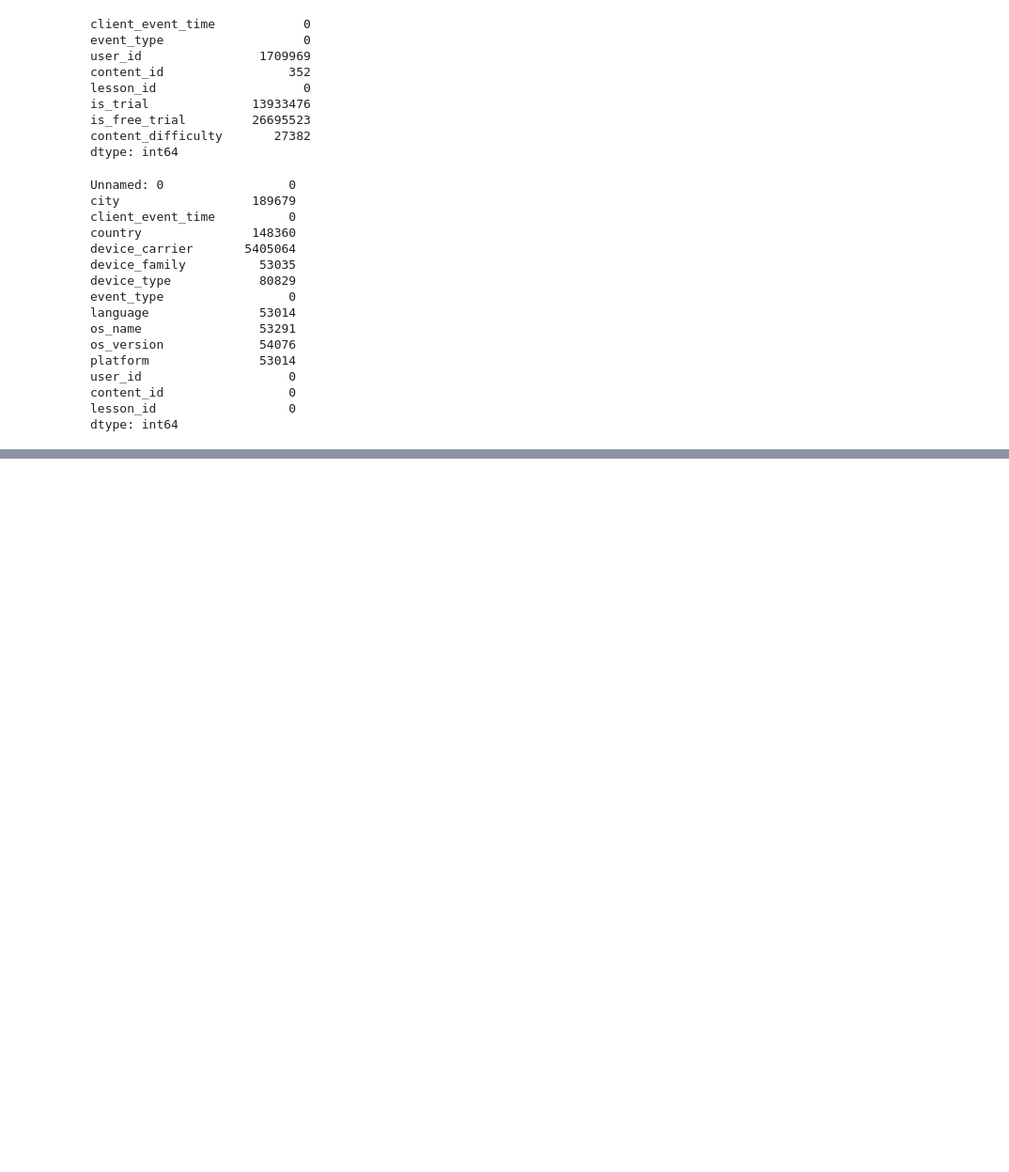
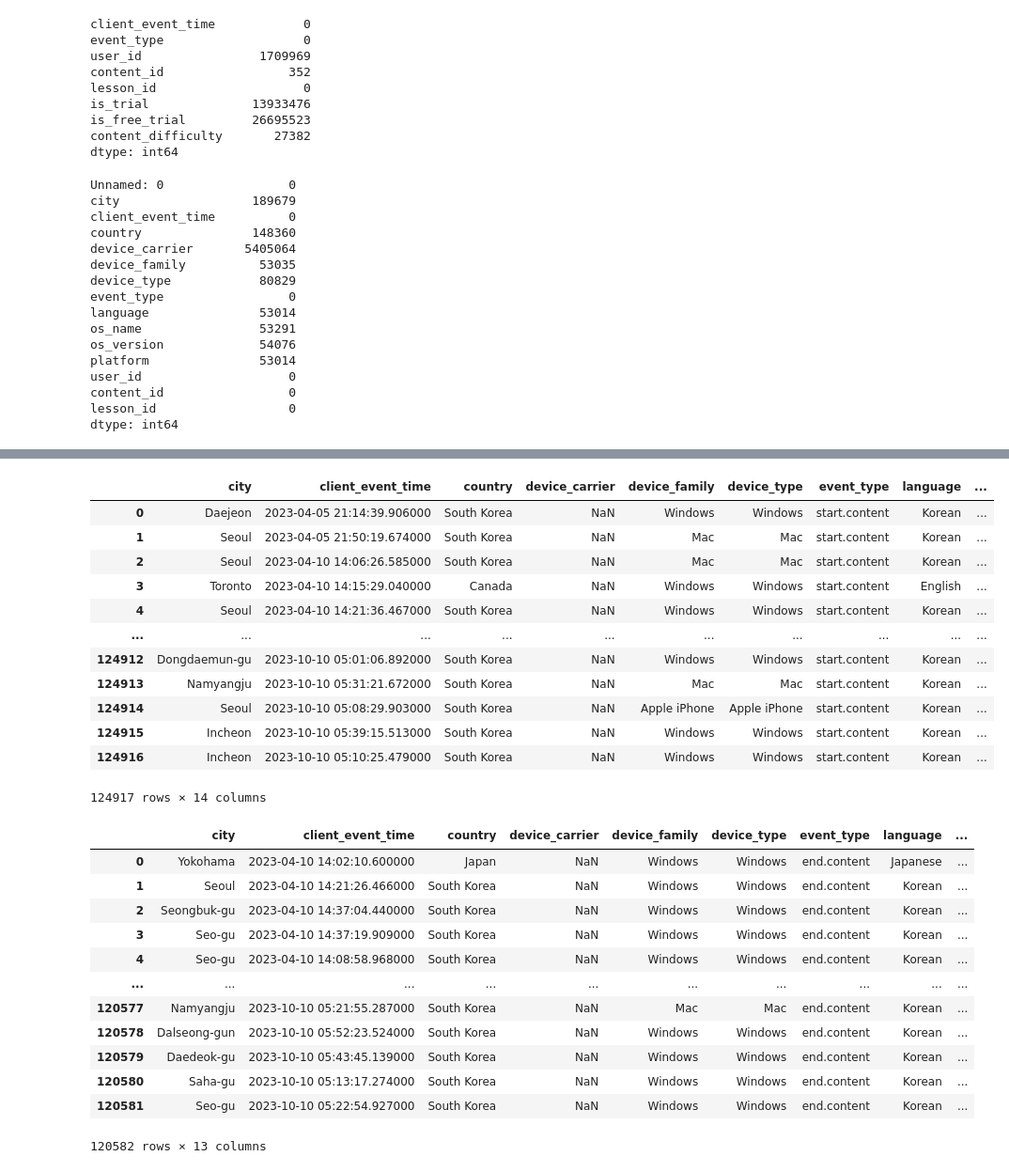
Before and after one commit to saeraniren/intermediate_project, a Jupyter notebook: soomin_main.ipynb, the cells around one changed output, grey strips where cells are left out. Shown at 94% size. Saved outputs shown, nothing was run; the diff lists cells and outputs as text; code cells hidden in the pictures; blank space fills up the shorter version.

```diff
--- a/soomin_main.ipynb
+++ b/soomin_main.ipynb
@@ -575,0 +902,33 @@ display(merged_df)
+# %%
+start_content = datasets.start.content()
+end_content = datasets.end.content()
+
+display(start_content)
+display(end_content)
+# %% [output]
+|  | city | client_event_time | country | device_carrier | device_family | device_type | event_type | language | ... |
+| 0 | Daejeon | 2023-04-05 21:14:39.906000 | South Korea | NaN | Windows | Windows | start.content | Korean | ... |
+| 1 | Seoul | 2023-04-05 21:50:19.674000 | South Korea | NaN | Mac | Mac | start.content | Korean | ... |
+| 2 | Seoul | 2023-04-10 14:06:26.585000 | South Korea | NaN | Mac | Mac | start.content | Korean | ... |
+| 3 | Toronto | 2023-04-10 14:15:29.040000 | Canada | NaN | Windows | Windows | start.content | English | ... |
+| 4 | Seoul | 2023-04-10 14:21:36.467000 | South Korea | NaN | Windows | Windows | start.content | Korean | ... |
+| ... | ... | ... | ... | ... | ... | ... | ... | ... | ... |
+| 124912 | Dongdaemun-gu | 2023-10-10 05:01:06.892000 | South Korea | NaN | Windows | Windows | start.content | Korean | ... |
+| 124913 | Namyangju | 2023-10-10 05:31:21.672000 | South Korea | NaN | Mac | Mac | start.content | Korean | ... |
+| 124914 | Seoul | 2023-10-10 05:08:29.903000 | South Korea | NaN | Apple iPhone | Apple iPhone | start.content | Korean | ... |
+| 124915 | Incheon | 2023-10-10 05:39:15.513000 | South Korea | NaN | Windows | Windows | start.content | Korean | ... |
+| 124916 | Incheon | 2023-10-10 05:10:25.479000 | South Korea | NaN | Windows | Windows | start.content | Korean | ... |
+124917 rows × 14 columns
+|  | city | client_event_time | country | device_carrier | device_family | device_type | event_type | language | ... |
+| 0 | Yokohama | 2023-04-10 14:02:10.600000 | Japan | NaN | Windows | Windows | end.content | Japanese | ... |
+| 1 | Seoul | 2023-04-10 14:21:26.466000 | South Korea | NaN | Windows | Windows | end.content | Korean | ... |
+| 2 | Seongbuk-gu | 2023-04-10 14:37:04.440000 | South Korea | NaN | Windows | Windows | end.content | Korean | ... |
+| 3 | Seo-gu | 2023-04-10 14:37:19.909000 | South Korea | NaN | Windows | Windows | end.content | Korean | ... |
+| 4 | Seo-gu | 2023-04-10 14:08:58.968000 | South Korea | NaN | Windows | Windows | end.content | Korean | ... |
+| ... | ... | ... | ... | ... | ... | ... | ... | ... | ... |
+| 120577 | Namyangju | 2023-10-10 05:21:55.287000 | South Korea | NaN | Mac | Mac | end.content | Korean | ... |
+| 120578 | Dalseong-gun | 2023-10-10 05:52:23.524000 | South Korea | NaN | Windows | Windows | end.content | Korean | ... |
+| 120579 | Daedeok-gu | 2023-10-10 05:43:45.139000 | South Korea | NaN | Windows | Windows | end.content | Korean | ... |
+| 120580 | Saha-gu | 2023-10-10 05:13:17.274000 | South Korea | NaN | Windows | Windows | end.content | Korean | ... |
+| 120581 | Seo-gu | 2023-10-10 05:22:54.927000 | South Korea | NaN | Windows | Windows | end.content | Korean | ... |
+120582 rows × 13 columns
```
Also changed, not shown: parts of 41 cells of this notebook.
